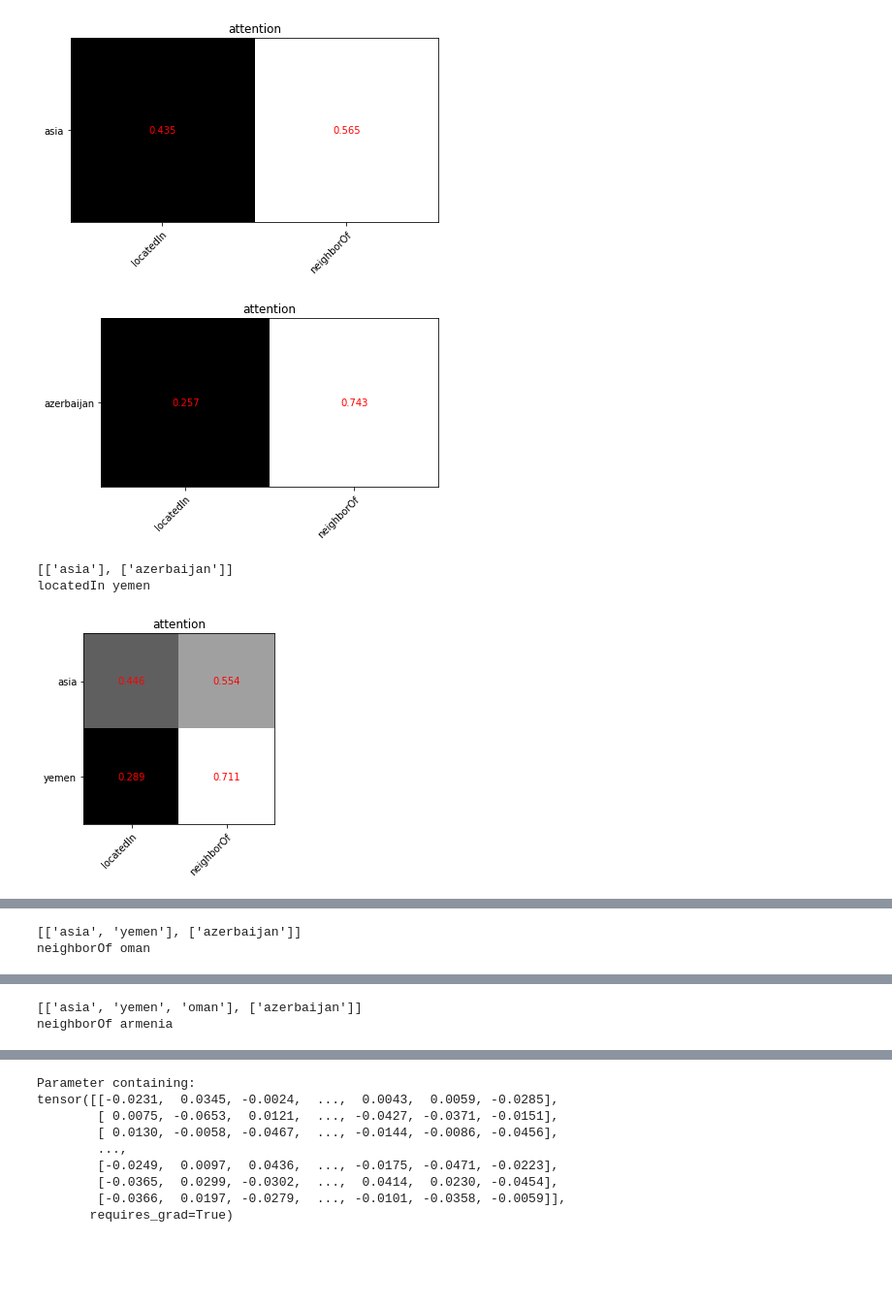
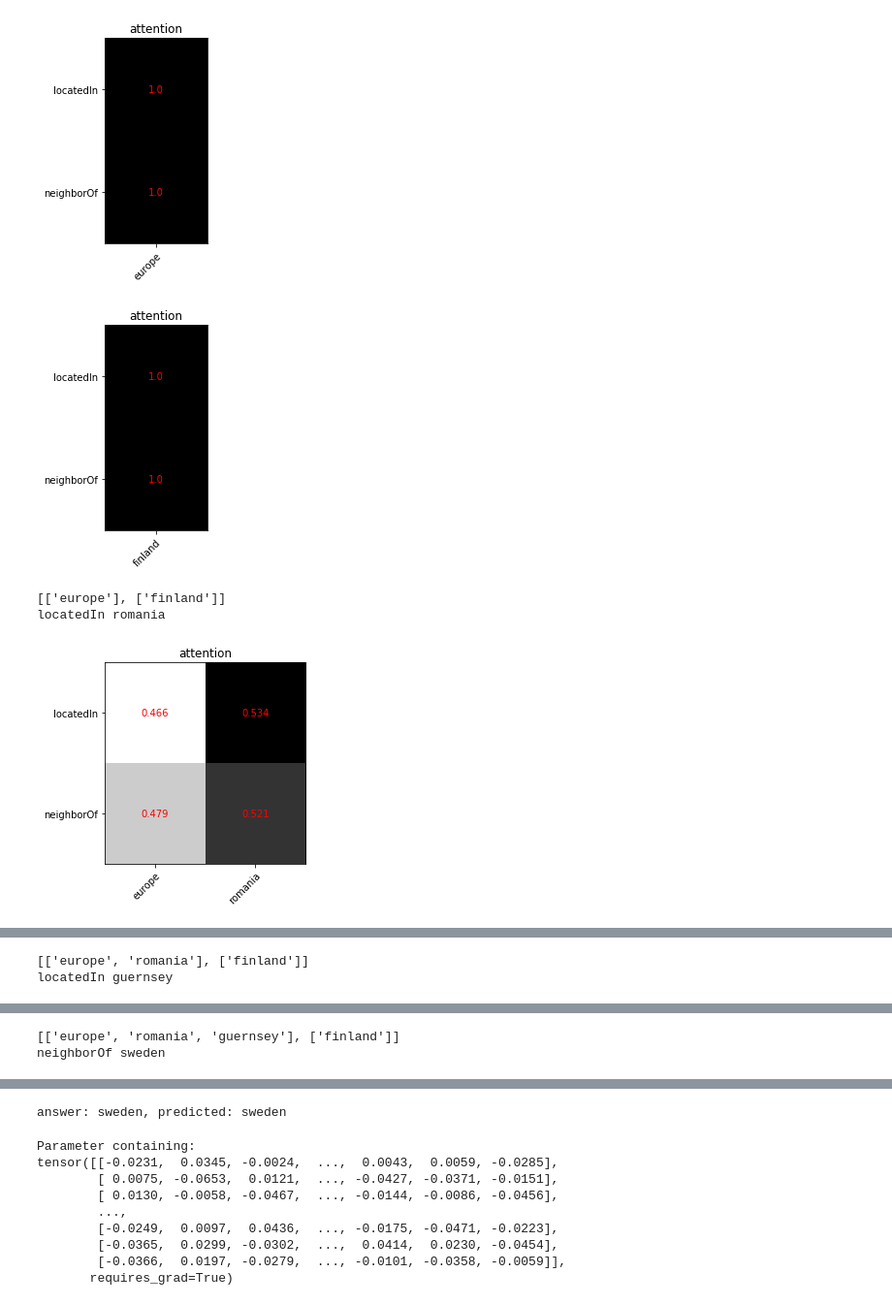
Before and after one commit to machilusZ/Learning-to-Order-Sub-questions-for-Complex-Question-Answering, a Jupyter notebook: visualize.ipynb, the cells around one changed output, grey strips where cells are left out. Shown at 97% size. Drawn from its saved outputs; the diff is of its cells as text; code cells hidden in the pictures; blank space fills up the shorter version.

Commit message:
change parameters, visualize Agti

```diff
--- a/visualize.ipynb
+++ b/visualize.ipynb
@@ -107,6 +132,9 @@ import torch.nn.functional as F
 import numpy as np
 import matplotlib
 import matplotlib.pyplot as plt
+
+# select the question you want to visualize
+question_number = 0
 
 def find_ename(e):
     for e_name in state.graph.en_vocab:
@@ -155,40 +183,80 @@ def print_attention():
             fig.tight_layout()
             plt.show()
 
-state = State((train[0][1],train[0][2]), kg, WORD_EMB_DIM, word2node, attention, rel_embedding, T)
-answer = kg.en_vocab[train[i][0]]
-e0 = state.subgraphs[0][0]
+def print_Agti():
+    with torch.no_grad():
+        projected_Rt = torch.t(state.word2node(torch.Tensor(state.Rt)))
+        rs = []
+        for r in state.rs:
+            rs.append(find_rname(r))
+
+        for i, subgraph in enumerate(state.subgraphs):
+            gti = []
+            es = []
+            for e in subgraph:
+                gti.append(state.node_embedding[e])
+                es.append(find_ename(e))
+            gti = torch.Tensor(gti)
+            L = torch.mm(gti,projected_Rt)
+            A_gti = F.softmax(torch.t(L), dim=1)
+            graph = 1 - A_gti
+
+            fig, ax = plt.subplots()
+            im = ax.imshow(graph,cmap='gray')
+            ax.set_xticks(np.arange(len(es)))
+            ax.set_yticks(np.arange(len(rs)))
+            ax.set_xticklabels(es)
+            ax.set_yticklabels(rs)
+
+            # Rotate the tick labels and set their alignment.
+            plt.setp(ax.get_xticklabels(), rotation=45, ha="right", rotation_mode="anchor")
+
+            # Loop over data dimensions and create text annotations.
+            for i in range(len(rs)):
+                for j in range(len(es)):
+                    text = ax.text(j, i, round(A_gti[i, j].item(),3), ha="center", va="center", color="r")
+
+            ax.set_title("attention")
+            fig.tight_layout()
+            plt.show()
+
+state = State((train[question_number][1],train[question_number][2]), kg, WORD_EMB_DIM, word2node, attention, rel_embedding, T, device)
+answer = kg.en_vocab[train[question_number][0]]
+e0 = state.subgraphs[question_number][0]
 agent.policy.init_path(e0)
 
 # go for T step
+predicted = None
 for step in range(T):
-    print_attention()
+    print_Agti()
     text_subgraphs = []
     for subgraph in state.subgraphs:
         temp = []
         for e in subgraph:
             temp.append(find_ename(e))
         text_subgraphs.append(temp)
     print(text_subgraphs)
     embedded_state = state.get_embedded_state()
     possible_actions = state.generate_all_possible_actions()
     action = agent.get_action(embedded_state, possible_actions)
     r, e = action
     print(find_rname(r), find_ename(e))
     if step < T-1:
         agent.hard_reward(0)
     else:
+        predicted = answer
         if answer == e:
             agent.hard_reward(1)
         else:
             answer_embedding = state.node_embedding[answer]
             e_embedding = state.node_embedding[e]
             agent.soft_reward(answer_embedding, e_embedding, SOFT_REWARD_SCALE)
     state.update(action)
-print_attention()
+print_Agti()
+print("answer: " + find_ename(answer) + ", predicted: " + find_ename(predicted))
 # %% [output]
-[figure, old version]
+[figure, new version]
-[figure, old version]
+[figure, new version]
-[['asia'], ['azerbaijan']]
-locatedIn yemen
+[['europe'], ['finland']]
+locatedIn romania
-[figure, old version]
+[figure, new version]
@@ -196,2 +264,2 @@ locatedIn yemen
-[['asia', 'yemen'], ['azerbaijan']]
-neighborOf oman
+[['europe', 'romania'], ['finland']]
+locatedIn guernsey
@@ -200,2 +268,2 @@ neighborOf oman
-[['asia', 'yemen', 'oman'], ['azerbaijan']]
-neighborOf armenia
+[['europe', 'romania', 'guernsey'], ['finland']]
+neighborOf sweden
@@ -204,3 +272,4 @@ neighborOf armenia
+answer: sweden, predicted: sweden
 # %%
 # %% [output]
 Parameter containing:
```
Also changed, not shown: parts of 2 cells of this notebook, 1 other file.
